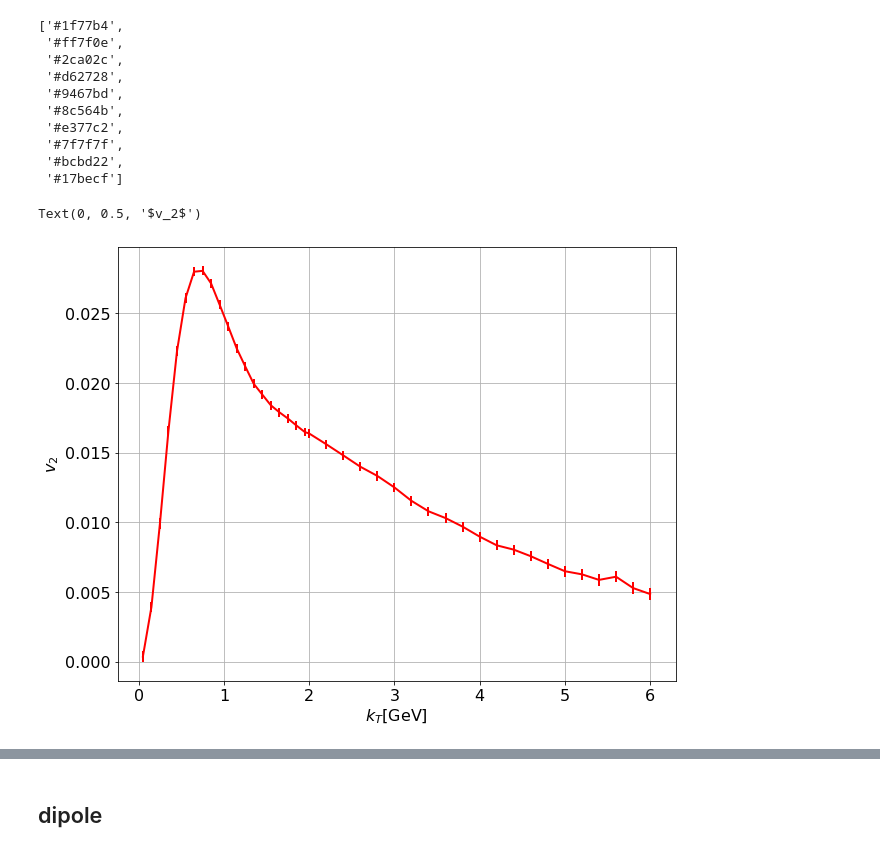
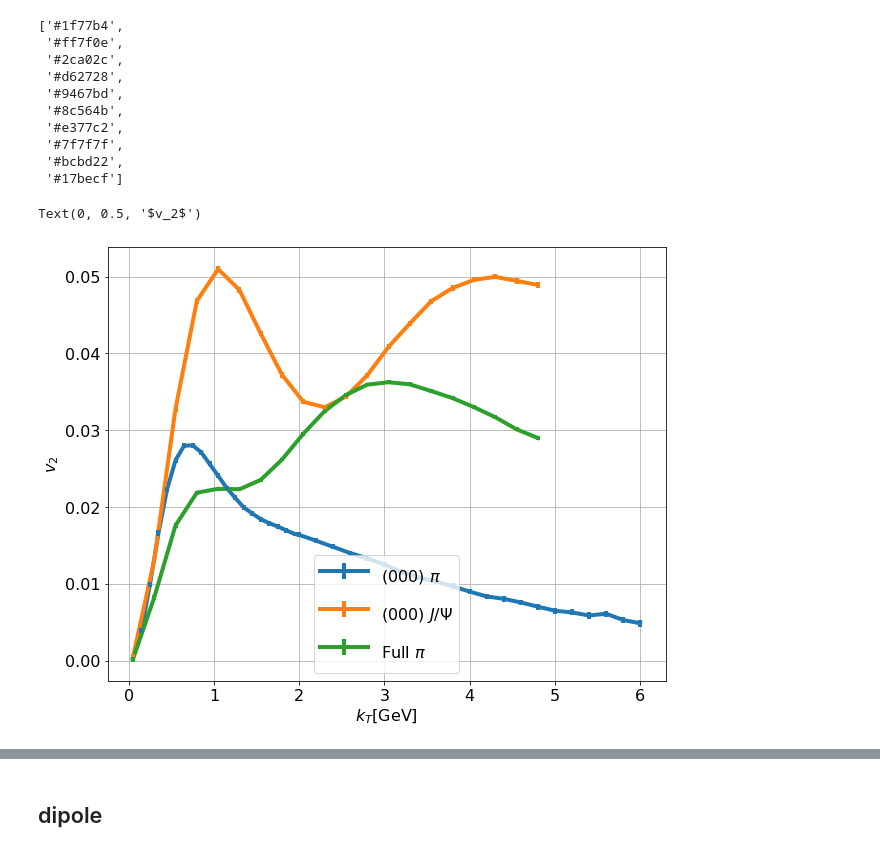
Before and after one commit to bin-wu-phys/ppv2, a Jupyter notebook: plot.ipynb, the cells around one changed output, grey strips where cells are left out. Drawn from its saved outputs; the diff is of its cells as text; code cells hidden in the pictures.

Commit message:
Add some new plots from Hong's data file to plot.ipynb.

```diff
--- a/plot.ipynb
+++ b/plot.ipynb
@@ -43,22 +43,36 @@ mpl.rcParams['legend.handlelength'] = 3.0
 mpl.rcParams['legend.handleheight'] = 2.5
 plt.rcParams["font.family"] = "Times New Roman"
 
-fsize = 18
+fsize = 20
 plt.rc('font', size=fsize)
 # %%
+#(0, 0, 0)
 dsV2b = read('dsV2b.dat')
 dsV2berr = read('dsV2berr.dat')
 klist = read('klist.dat')
 dsAvg = read('dsAvg.dat')
+
+#(0,0,0) J/Psi
+dsV2bJ = read('dsV2bJ.dat')
+dsV2berrJ = read('dsV2berrJ.dat')
+klistJ = read('klistJ.dat')
+
+#pi summed
+dsV2bresum = read('dsV2bresum.dat')
+dsV2berrresum = read('dsV2berrresum.dat')
+klistresum = read('klistresum.dat')
 # %%
 plt.rc('font', size=16)
 fig, ax = plt.subplots(figsize=[10,8])
-ax.errorbar(klist, -dsV2b/dsAvg, yerr=dsV2berr/dsAvg, color='r', ecolor='r', barsabove=True, lw=2.0)
+ax.errorbar(klist, -dsV2b/dsAvg, yerr=dsV2berr/dsAvg, barsabove=True, lw=4.0, label='(000) $\pi$')
+ax.errorbar(klistJ, -dsV2bJ, yerr=dsV2berrJ, barsabove=True, lw=4.0, label='(000) $J/\Psi$')
+ax.errorbar(klistresum, -dsV2bresum, yerr=dsV2berrresum,  barsabove=True, lw=4.0, label='Full $\pi$')
 ax.grid()
+ax.legend(loc='lower center')
 ax.set_xlabel('$k_T$[GeV]')
 ax.set_ylabel(r'$v_2$')
 # %% [output]
 Text(0, 0.5, '$v_2$')
-[figure, old version]
+[figure, new version]
 # %%
 fig.savefig('v2_kT_b1.pdf')
```
Also changed, not shown: parts of 4 cells of this notebook, 1 other file.
